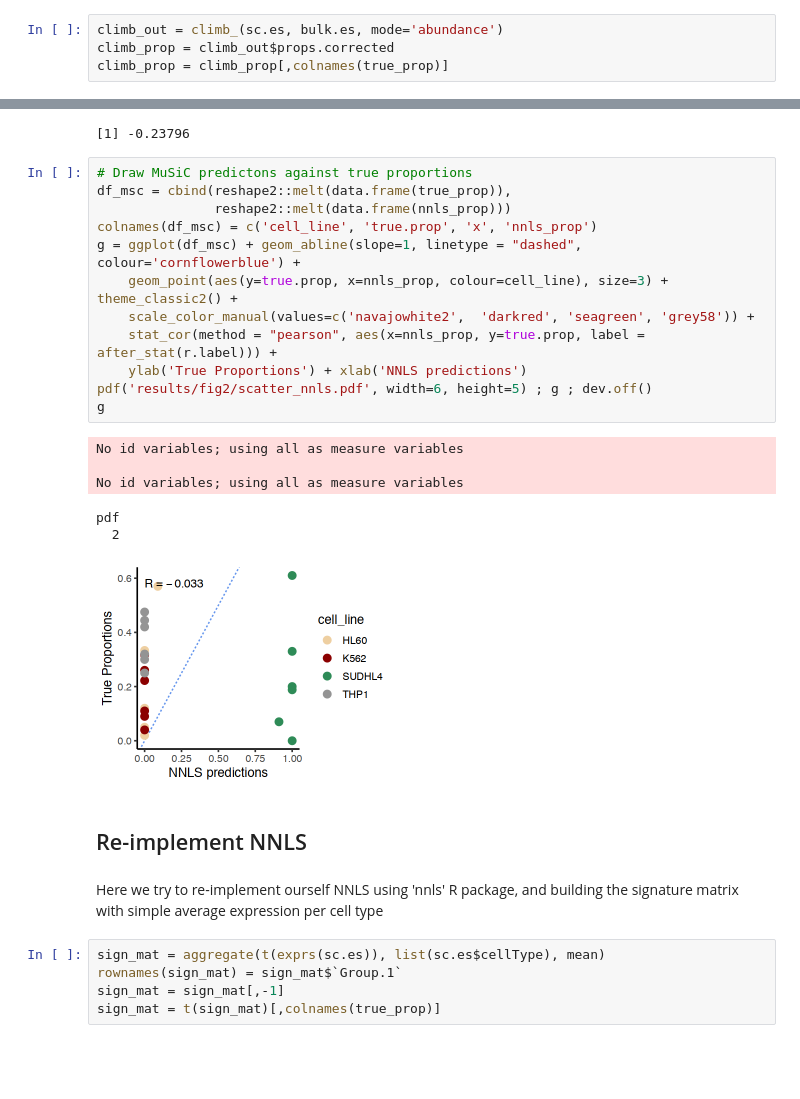
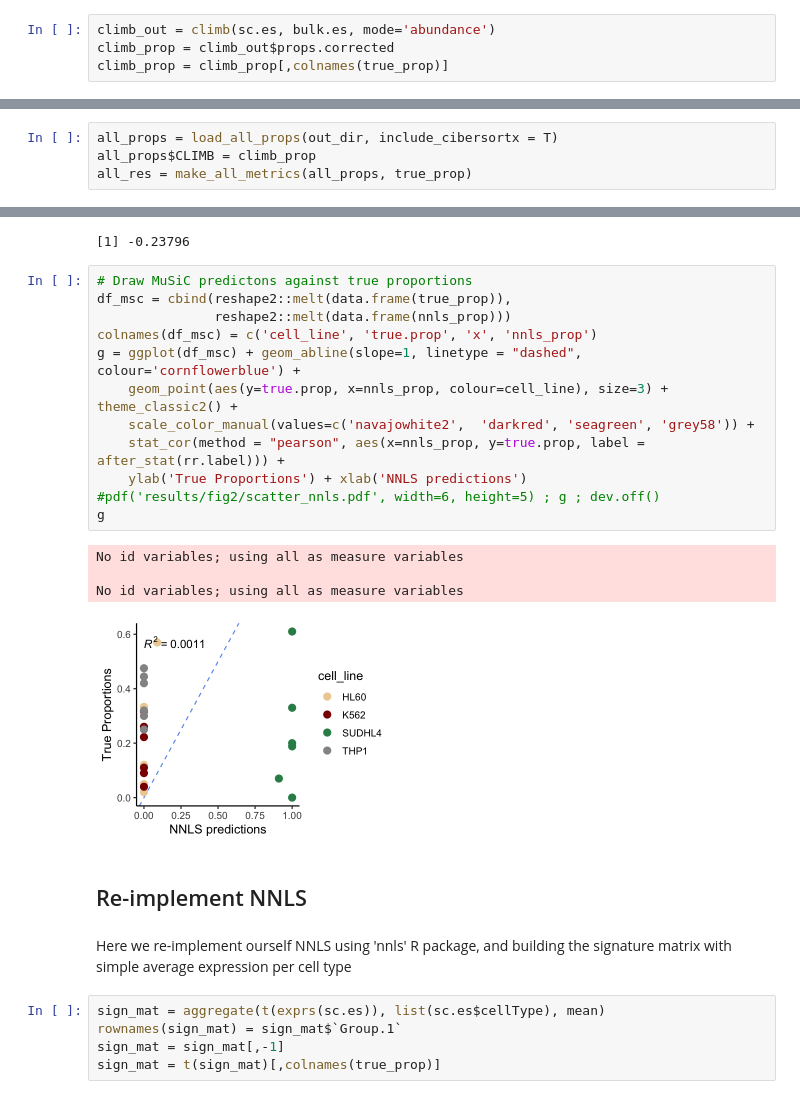
Before and after one commit to alexdray86/Coudray2026, a Jupyter notebook: Fig2_invitro_experiment.ipynb, the cells around one changed output, grey strips where cells are left out. Drawn from its saved outputs; the diff is of its cells as text; blank space fills up the shorter version.

```diff
--- a/Fig2_invitro_experiment.ipynb
+++ b/Fig2_invitro_experiment.ipynb
@@ -723,7 +373,7 @@ climb_ <- function (sc, bulk, cancer_pattern = "none", mode = "abundance",
 ### CLIMB deconvolution of bulk samples
 Here we launch CLIMB deconvolution with default settings to predict cell type abundance
 # %%
-climb_out = climb_(sc.es, bulk.es, mode='abundance')
+climb_out = climb(sc.es, bulk.es, mode='abundance')
 climb_prop = climb_out$props.corrected
 climb_prop = climb_prop[,colnames(true_prop)]
 # %% [output]
@@ -900,0 +469,4 @@ Checking that all tables has the same sample names: TRUE
+# %%
+all_props = load_all_props(out_dir, include_cibersortx = T)
+all_props$CLIMB = climb_prop
+all_res = make_all_metrics(all_props, true_prop)
@@ -966,26 +538,24 @@ median(all_res$NNLS[[1]])
 # %%
 # Draw MuSiC predictons against true proportions
 df_msc = cbind(reshape2::melt(data.frame(true_prop)),
                reshape2::melt(data.frame(nnls_prop)))
 colnames(df_msc) = c('cell_line', 'true.prop', 'x', 'nnls_prop')
 g = ggplot(df_msc) + geom_abline(slope=1, linetype = "dashed", colour='cornflowerblue') +
     geom_point(aes(y=true.prop, x=nnls_prop, colour=cell_line), size=3) + theme_classic2() +
     scale_color_manual(values=c('navajowhite2',  'darkred', 'seagreen', 'grey58')) +
-    stat_cor(method = "pearson", aes(x=nnls_prop, y=true.prop, label = after_stat(r.label))) +
+    stat_cor(method = "pearson", aes(x=nnls_prop, y=true.prop, label = after_stat(rr.label))) +
     ylab('True Proportions') + xlab('NNLS predictions')
-pdf('results/fig2/scatter_nnls.pdf', width=6, height=5) ; g ; dev.off()
+#pdf('results/fig2/scatter_nnls.pdf', width=6, height=5) ; g ; dev.off()
 g
 # %% [output]
 No id variables; using all as measure variables
 
 No id variables; using all as measure variables
-pdf
-  2
-[figure, old version]
+[figure, new version]
 # %% [markdown]
 ## Re-implement NNLS
 # %% [markdown]
-Here we try to re-implement ourself NNLS using 'nnls' R package, and building the signature matrix with simple average expression per cell type
+Here we re-implement ourself NNLS using 'nnls' R package, and building the signature matrix with simple average expression per cell type
 # %%
 sign_mat = aggregate(t(exprs(sc.es)), list(sc.es$cellType), mean)
 rownames(sign_mat) = sign_mat$`Group.1`
```
Also changed, not shown: parts of 26 cells of this notebook, 4 other files.
